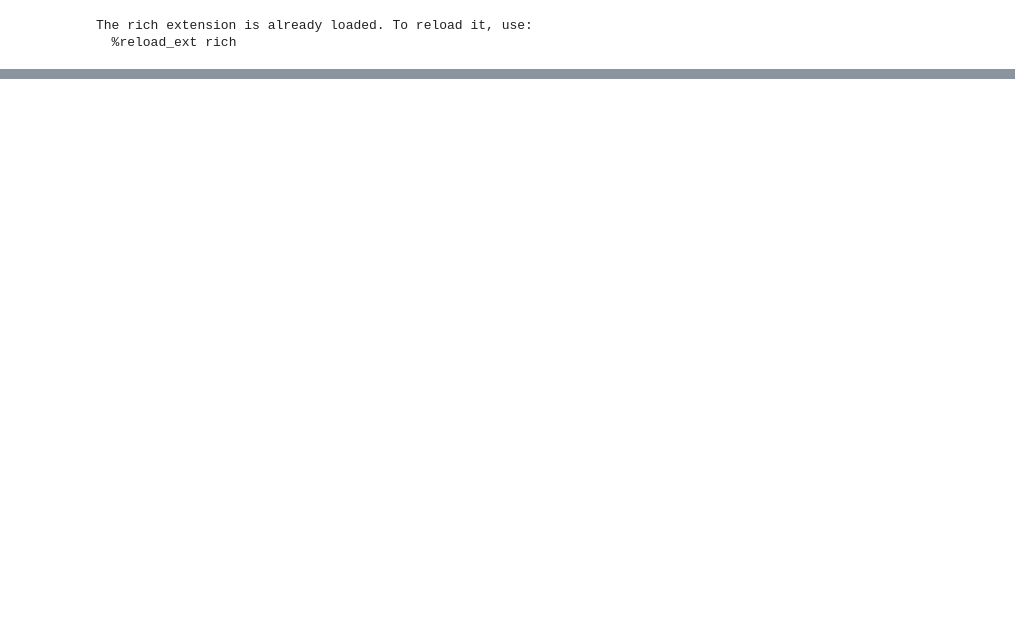
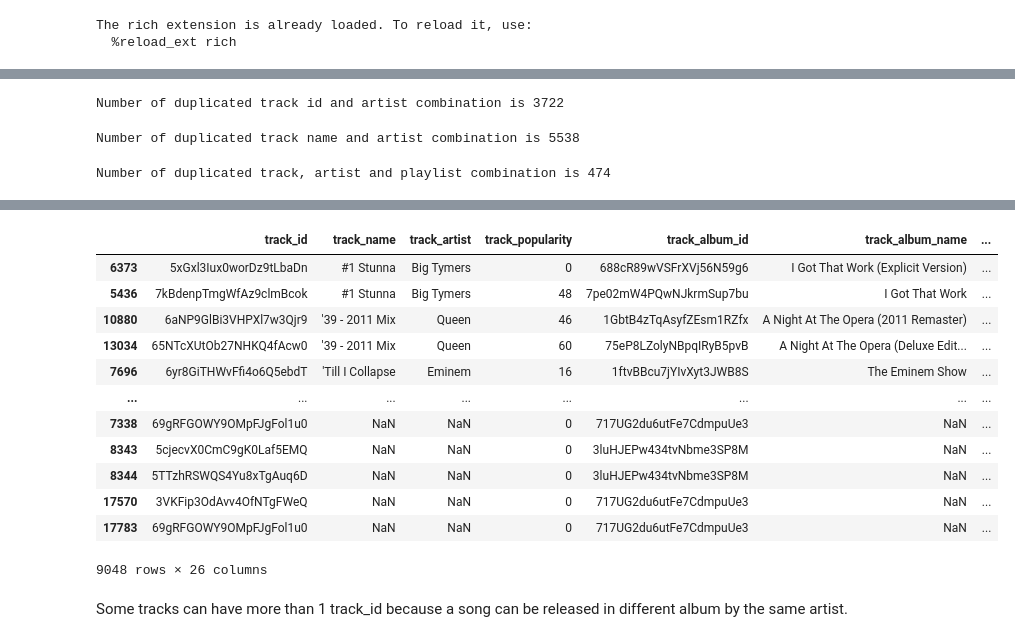
Before and after one commit to McGill-MMA-EnterpriseAnalytics/Spotify-Music, a Jupyter notebook: scratch/eda.ipynb, the cells around one changed output, grey strips where cells are left out. Drawn from its saved outputs; the diff is of its cells as text; code cells hidden in the pictures; blank space fills up the shorter version.

```diff
--- a/scratch/eda.ipynb
+++ b/scratch/eda.ipynb
@@ -23,0 +151,15 @@ data.head()
+# %%
+data['eda_track_id_artist'] = data['track_id'] + '_' + data['track_artist']
+data['eda_track_name_artist'] = data['track_name'] + '_' + data['track_artist']
+data['eda_track_id_artist_playlist'] = data['eda_track_id_artist'] + '_' + data['playlist_id']
+
+print("Number of duplicated track id and artist combination is", data['eda_track_id_artist'].duplicated().sum())
+print("Number of duplicated track name and artist combination is", data['eda_track_name_artist'].duplicated().sum())
+print("Number of duplicated track, artist and playlist combination is", data['eda_track_id_artist_playlist'].duplicated().sum())
+
+# look at the track names that has more than 1 track id
+data[data['eda_track_name_artist'].duplicated(keep=False)].sort_values('eda_track_name_artist')
+# %% [output]
+Number of duplicated track id and artist combination is 3722
+Number of duplicated track name and artist combination is 5538
+Number of duplicated track, artist and playlist combination is 474
@@ -23,0 +167,15 @@ data.head()
+|  | track_id | track_name | track_artist | track_popularity | track_album_id | track_album_name | ... |
+| 6373 | 5xGxl3Iux0worDz9tLbaDn | #1 Stunna | Big Tymers | 0 | 688cR89wVSFrXVj56N59g6 | I Got That Work (Explicit Version) | ... |
+| 5436 | 7kBdenpTmgWfAz9clmBcok | #1 Stunna | Big Tymers | 48 | 7pe02mW4PQwNJkrmSup7bu | I Got That Work | ... |
+| 10880 | 6aNP9GlBi3VHPXl7w3Qjr9 | '39 - 2011 Mix | Queen | 46 | 1GbtB4zTqAsyfZEsm1RZfx | A Night At The Opera (2011 Remaster) | ... |
+| 13034 | 65NTcXUtOb27NHKQ4fAcw0 | '39 - 2011 Mix | Queen | 60 | 75eP8LZolyNBpqIRyB5pvB | A Night At The Opera (Deluxe Edit... | ... |
+| 7696 | 6yr8GiTHWvFfi4o6Q5ebdT | 'Till I Collapse | Eminem | 16 | 1ftvBBcu7jYIvXyt3JWB8S | The Eminem Show | ... |
+| ... | ... | ... | ... | ... | ... | ... | ... |
+| 7338 | 69gRFGOWY9OMpFJgFol1u0 | NaN | NaN | 0 | 717UG2du6utFe7CdmpuUe3 | NaN | ... |
+| 8343 | 5cjecvX0CmC9gK0Laf5EMQ | NaN | NaN | 0 | 3luHJEPw434tvNbme3SP8M | NaN | ... |
+| 8344 | 5TTzhRSWQS4Yu8xTgAuq6D | NaN | NaN | 0 | 3luHJEPw434tvNbme3SP8M | NaN | ... |
+| 17570 | 3VKFip3OdAvv4OfNTgFWeQ | NaN | NaN | 0 | 717UG2du6utFe7CdmpuUe3 | NaN | ... |
+| 17783 | 69gRFGOWY9OMpFJgFol1u0 | NaN | NaN | 0 | 717UG2du6utFe7CdmpuUe3 | NaN | ... |
+9048 rows × 26 columns
+# %% [markdown]
+Some tracks can have more than 1 track_id because a song can be released in different album by the same artist.
```
Also changed, not shown: parts of 32 cells of this notebook, 3 other files.
